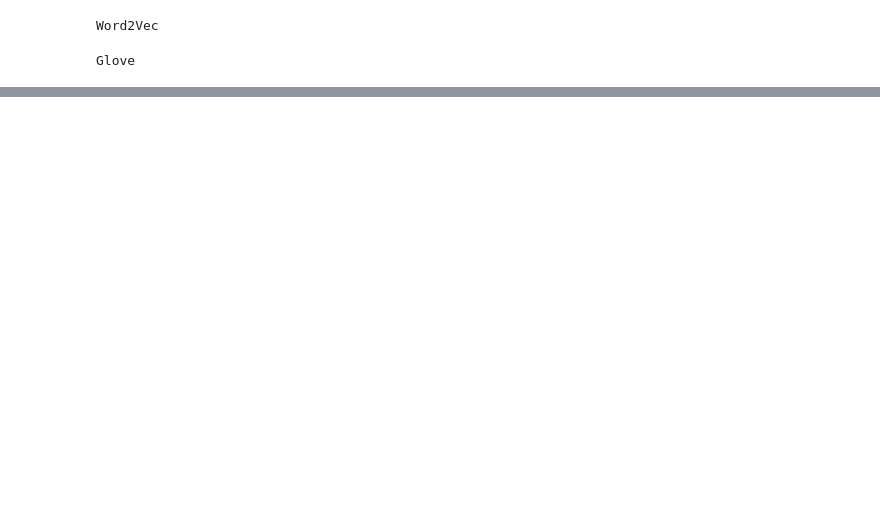
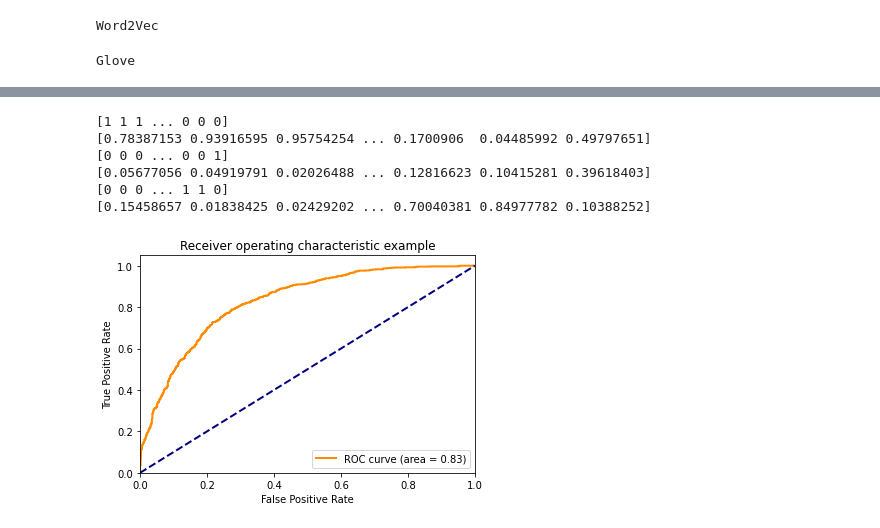
Before and after one commit to pavlosapostolatos/AI2, a Jupyter notebook: AI2_project2.ipynb, the cells around one changed output, grey strips where cells are left out. Drawn from its saved outputs; the diff is of its cells as text; code cells hidden in the pictures; blank space fills up the shorter version.

```diff
--- a/AI2_project2.ipynb
+++ b/AI2_project2.ipynb
@@ -664,0 +611,6 @@ plt.show()
+# %%
+#make data compatible with roc_curve function
+f =[o.tolist() for o in final_output]
+f
+fn = np.array(f)
+fn
@@ -664,0 +625,43 @@ plt.show()
+# %%
+fpr = dict()
+tpr = dict()
+roc_auc = dict()
+y_test=label_binarize(final_label, classes=[0, 1, 2])# roc curve function requires one-hot vectors
+y_score=fn
+n_classes=D_out
+for i in range(n_classes):
+    print(y_test[:, i])#oi ploiades poy einai pragmati tis classis i exoyn 1/true
+    print(y_score[:, i])#oi ploiades poy NOMIZOYN oti einai tis classis i exoyn 1/true
+    fpr[i], tpr[i], _ = roc_curve(y_test[:, i], y_score[:, i])
+    roc_auc[i] = auc(fpr[i], tpr[i])
+
+# Compute micro-average ROC curve and ROC area
+fpr["micro"], tpr["micro"], _ = roc_curve(y_test.ravel(), y_score.ravel())
+roc_auc["micro"] = auc(fpr["micro"], tpr["micro"])
+# %% [output]
+[1 1 1 ... 0 0 0]
+[0.78387153 0.93916595 0.95754254 ... 0.1700906  0.04485992 0.49797651]
+[0 0 0 ... 0 0 1]
+[0.05677056 0.04919791 0.02026488 ... 0.12816623 0.10415281 0.39618403]
+[0 0 0 ... 1 1 0]
+[0.15458657 0.01838425 0.02429202 ... 0.70040381 0.84977782 0.10388252]
+# %%
+plt.figure()
+lw = 2
+plt.plot(
+    fpr[2],
+    tpr[2],
+    color="darkorange",
+    lw=lw,
+    label="ROC curve (area = %0.2f)" % roc_auc[2],
+)
+plt.plot([0, 1], [0, 1], color="navy", lw=lw, linestyle="--")
+plt.xlim([0.0, 1.0])
+plt.ylim([0.0, 1.05])
+plt.xlabel("False Positive Rate")
+plt.ylabel("True Positive Rate")
+plt.title("Receiver operating characteristic example")
+plt.legend(loc="lower right")
+plt.show()
+# %% [output]
+[figure, added]
```
Also changed, not shown: parts of 35 cells of this notebook, 1 other file.
